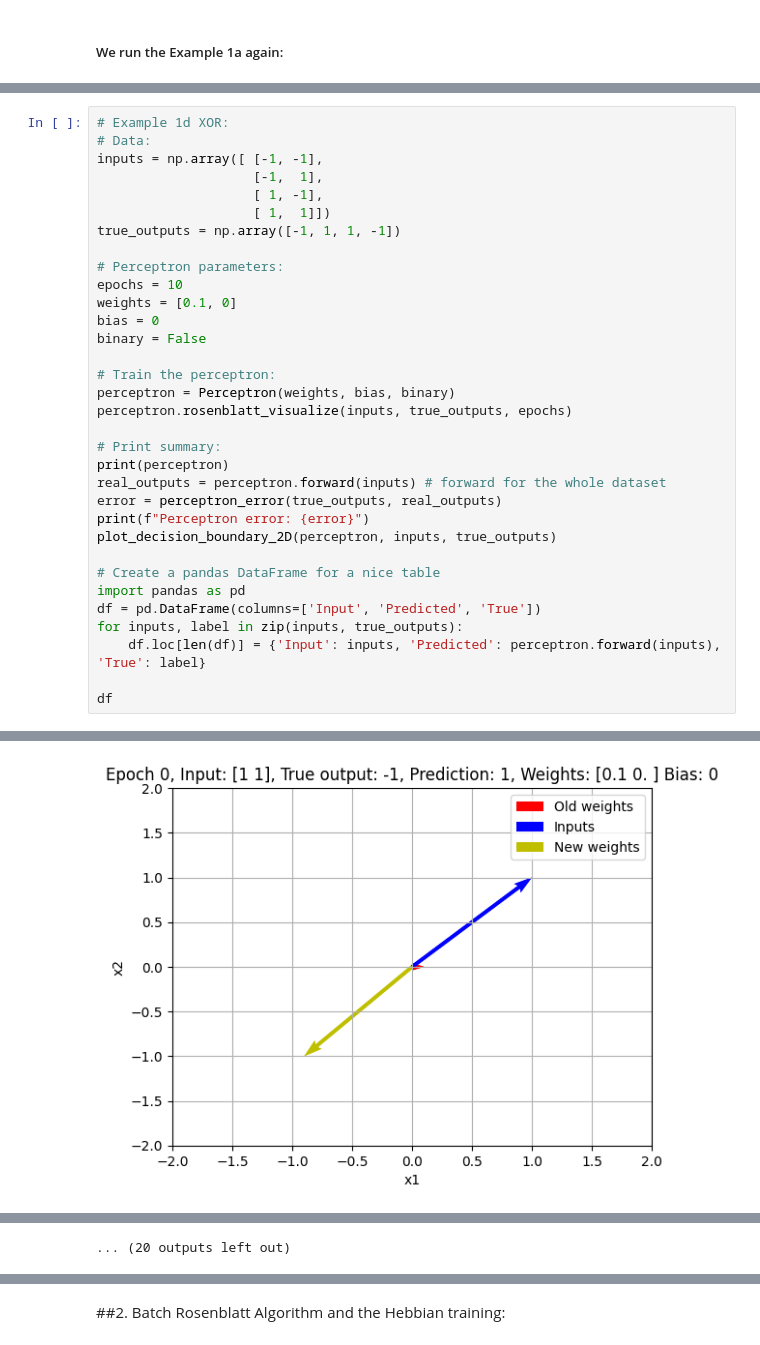
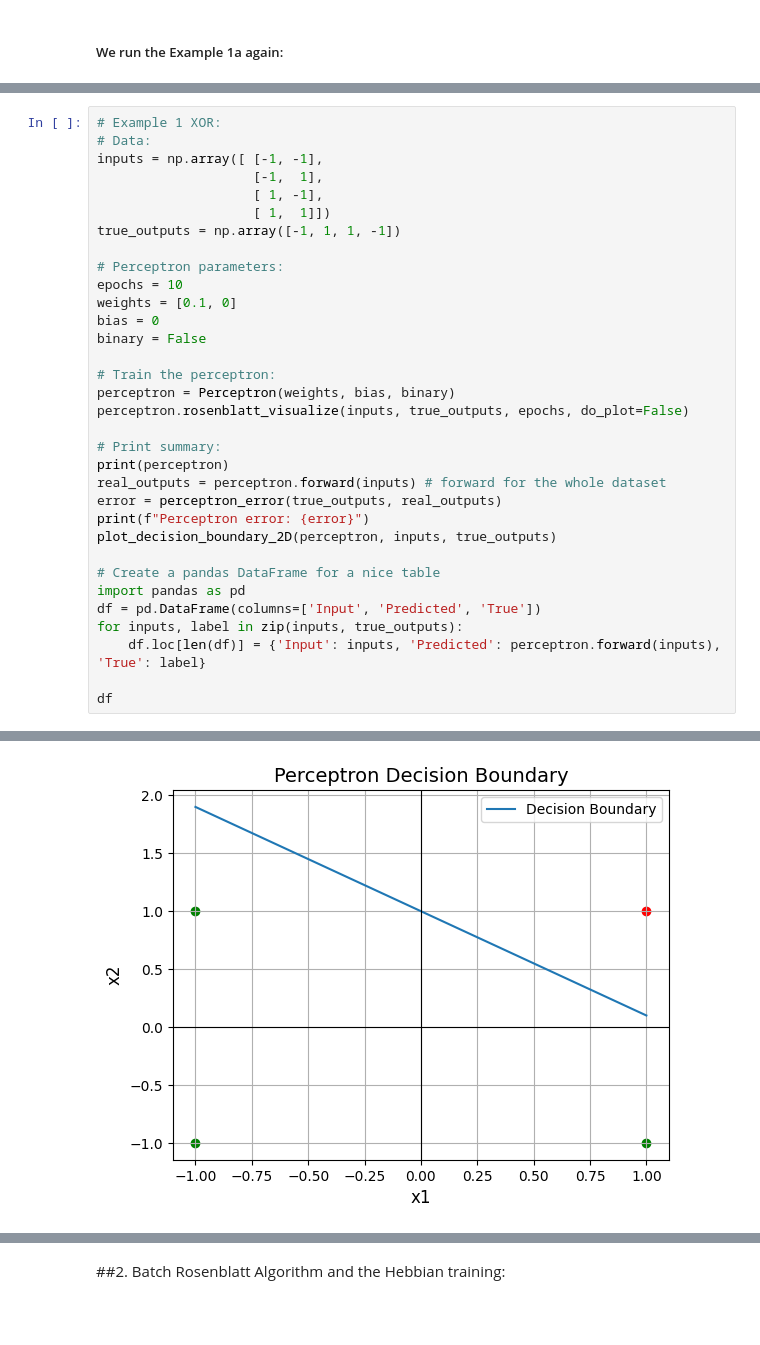
Before and after one commit to reitezuz/18NES1-2025-, a Jupyter notebook: week2/rosenblatt_perceptron.ipynb, the cells around one changed output, grey strips where cells are left out. Cells and saved outputs as stored; diff of their text form; blank space fills up the shorter version.

```diff
--- a/week2/rosenblatt_perceptron.ipynb
+++ b/week2/rosenblatt_perceptron.ipynb
@@ -320,7 +324,7 @@ Perceptron error: 0
 | 2 | [1, -1] | 1 | 1 |
 | 3 | [1, 1] | -1 | -1 |
 # %%
-# Example 1d XOR:
+# Example 1 XOR:
 # Data:
 inputs = np.array([ [-1, -1],
                     [-1,  1],
@@ -336,7 +340,7 @@ binary = False
 
 # Train the perceptron:
 perceptron = Perceptron(weights, bias, binary)
-perceptron.rosenblatt_visualize(inputs, true_outputs, epochs)
+perceptron.rosenblatt_visualize(inputs, true_outputs, epochs, do_plot=False)
 
 # Print summary:
 print(perceptron)
@@ -356 +377 @@ df
-[figure, old version]
+[figure, new version]
@@ -368 +377,0 @@ df
-... (20 outputs left out)
```
Also changed, not shown: parts of 14 cells of this notebook.
